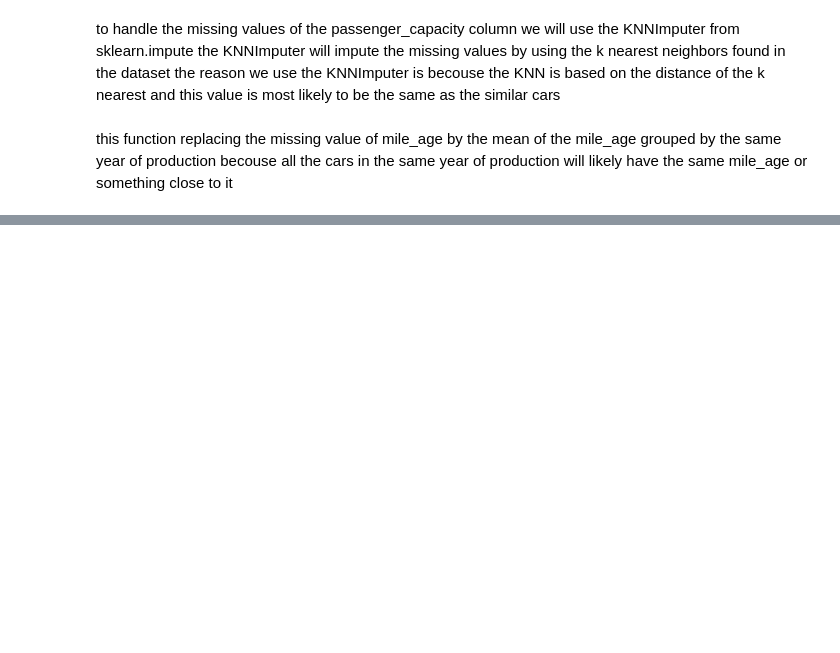
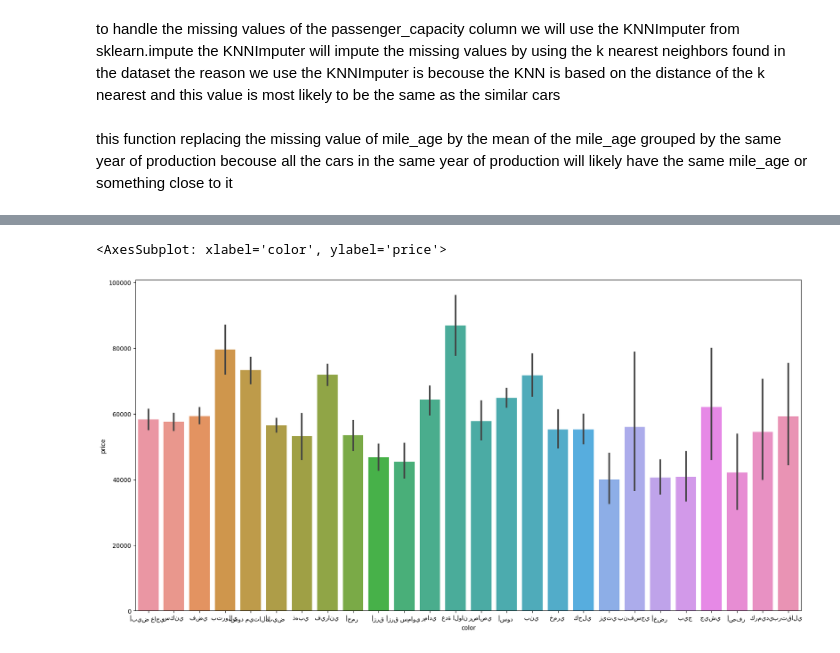
Before and after one commit to mohamadhase/Car-Price-Prediction, a Jupyter notebook: notebooks/car_prediction.ipynb, the cells around one changed output, grey strips where cells are left out. Saved outputs shown, nothing was run; the diff lists cells and outputs as text; code cells hidden in the pictures; blank space fills up the shorter version.

```diff
--- a/notebooks/car_prediction.ipynb
+++ b/notebooks/car_prediction.ipynb
@@ -253,0 +376,20 @@ car_data = car_data[car_data['mileage'].notna()]
+# %%
+#define the order of the values for each feature
+ordinal_order = {
+    'glass_type':{
+        'يدوي ':1,
+        'الكتروني ':2
+    },
+    'car_prev_state':{
+        'خصوصي ':1,
+        'تجاري ':2,
+        'حكومي ':3,
+        'عمومي ':4,
+        'تدريب سياقة ':5,
+       'تأجير ':6
+    },
+    'license_country':{
+        'فلسطينية ':1,
+        'نمرة صفراء ':2
+    }
+}
@@ -253,0 +400,10 @@ car_data = car_data[car_data['mileage'].notna()]
+# %%
+def encoding_feature(df:pd.DataFrame, feature:str)->pd.DataFrame:
+    """this function is used to encode the nominal categorical features"""
+    order = ordinal_order[feature]
+    df[feature] = df[feature].map(order)
+    return df
+# %%
+ordinal_features = [ 'glass_type', 'car_prev_state','license_country']
+for feature in ordinal_features:
+    car_data = encoding_feature(car_data, feature)
@@ -253,0 +415,7 @@ car_data = car_data[car_data['mileage'].notna()]
+# %%
+# see if the color has effect on the price or not
+plt.figure(figsize=(20, 10))
+sns.barplot(x='color', y='price', data=car_data)
+# %% [output]
+<AxesSubplot: xlabel='color', ylabel='price'>
+[figure, added]
```
Also changed, not shown: parts of 34 cells of this notebook, 4 other files.
